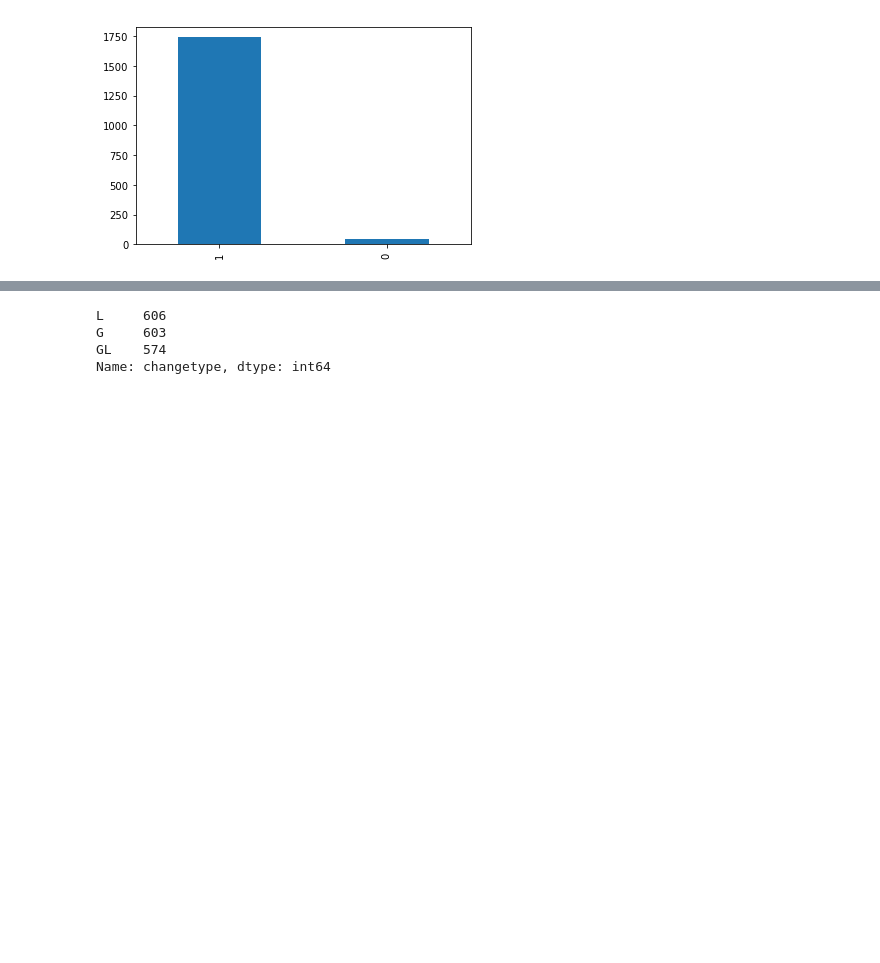
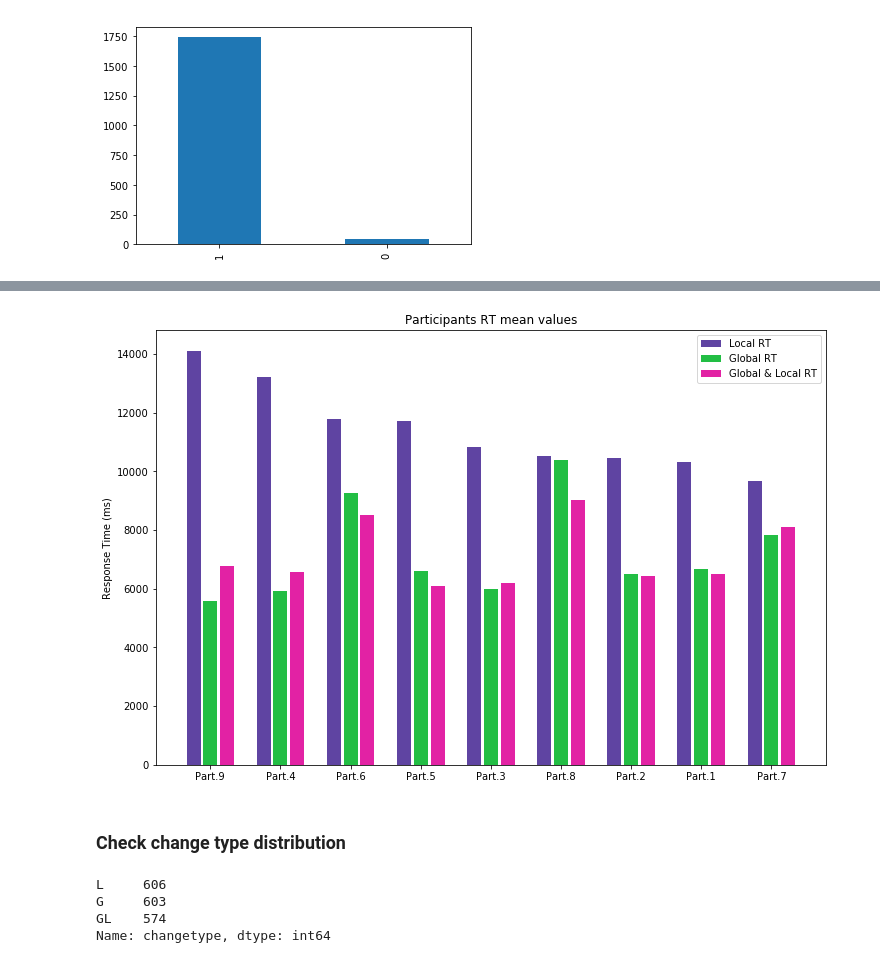
Before and after one commit to psicobotica/Change-Blindness, a Jupyter notebook: Scripts/DataAnalysis.ipynb, the cells around one changed output, grey strips where cells are left out. Cells and saved outputs as stored; diff of their text form; code cells hidden in the pictures; blank space fills up the shorter version.

```diff
--- a/Scripts/DataAnalysis.ipynb
+++ b/Scripts/DataAnalysis.ipynb
@@ -169,0 +272,28 @@ Participant 9 accuracy: 0.99
+# %%
+# Mean RT (L/G/GL) for all participants:
+
+# Sort by mean L RT
+meanRT_df = meanRT_df.sort_values(by='Local_RT', ascending=0)
+
+fig10 = plt.figure(8, figsize=(12, 8))
+ax10 = fig10.add_subplot(111)
+
+participants = meanRT_df['Subject'].values
+plabels = list(participants)
+for i in range(0,len(plabels)):
+    plabels[i] = "Part."+plabels[i]
+
+y_pos = np.arange(len(participants))
+w = 0.4
+sep = 0.04
+ax10.bar(y_pos-sep-w/2, meanRT_df['Local_RT'].values,  color='#5f44a2', width=w/2, align='center', alpha=1, label='Local RT')
+ax10.bar(y_pos, meanRT_df['Global_RT'].values,  color='#22be44', width=w/2, align='center', alpha=1, label='Global RT')
+ax10.bar(y_pos+sep+w/2, meanRT_df['GlobalLocal_RT'].values,  color='#e222a4', width=w/2, align='center', alpha=1, label='Global & Local RT')
+ax10.legend(loc="upper right")
+# ax10.autoscale(tight=True)
+plt.xticks(y_pos, plabels)
+plt.ylabel('Response Time (ms)')
+plt.title('Participants RT mean values')
+plt.show()
+# %% [output]
+[figure, added]
@@ -170,3 +303,5 @@ Participant 9 accuracy: 0.99
+# %% [markdown]
+### Check change type distribution
 # %%
 # Total distribution of change type
 
```
Also changed, not shown: parts of 66 cells of this notebook, 1 other file.
